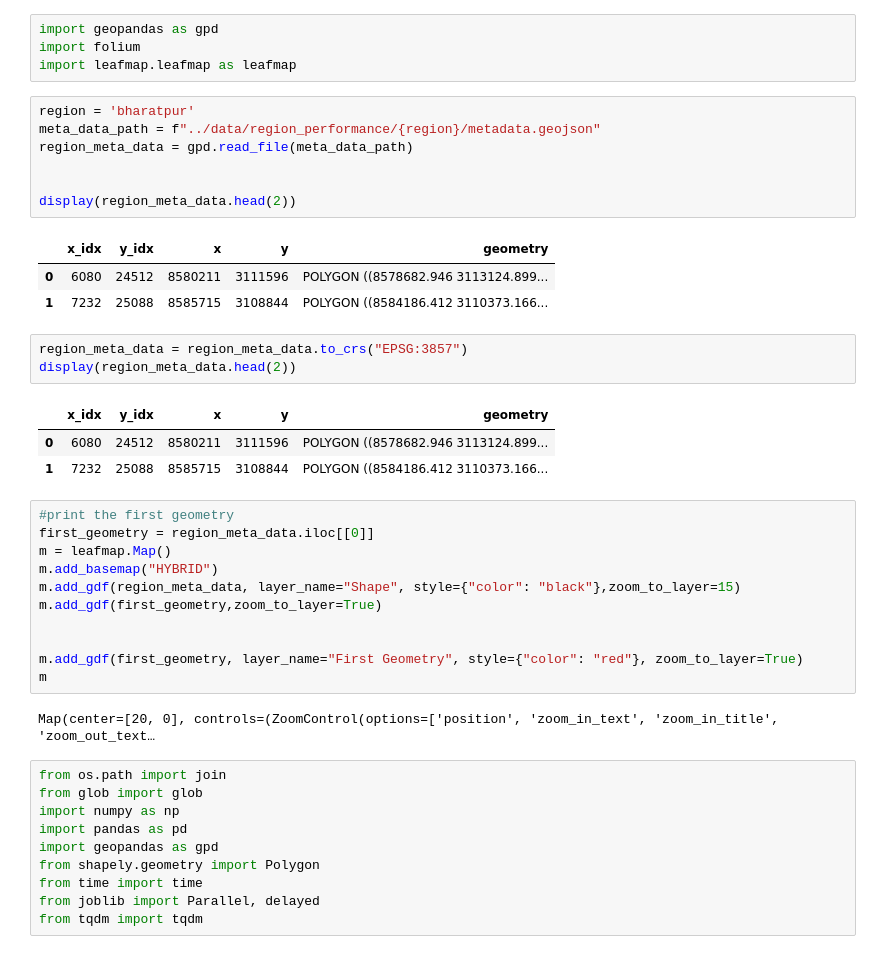
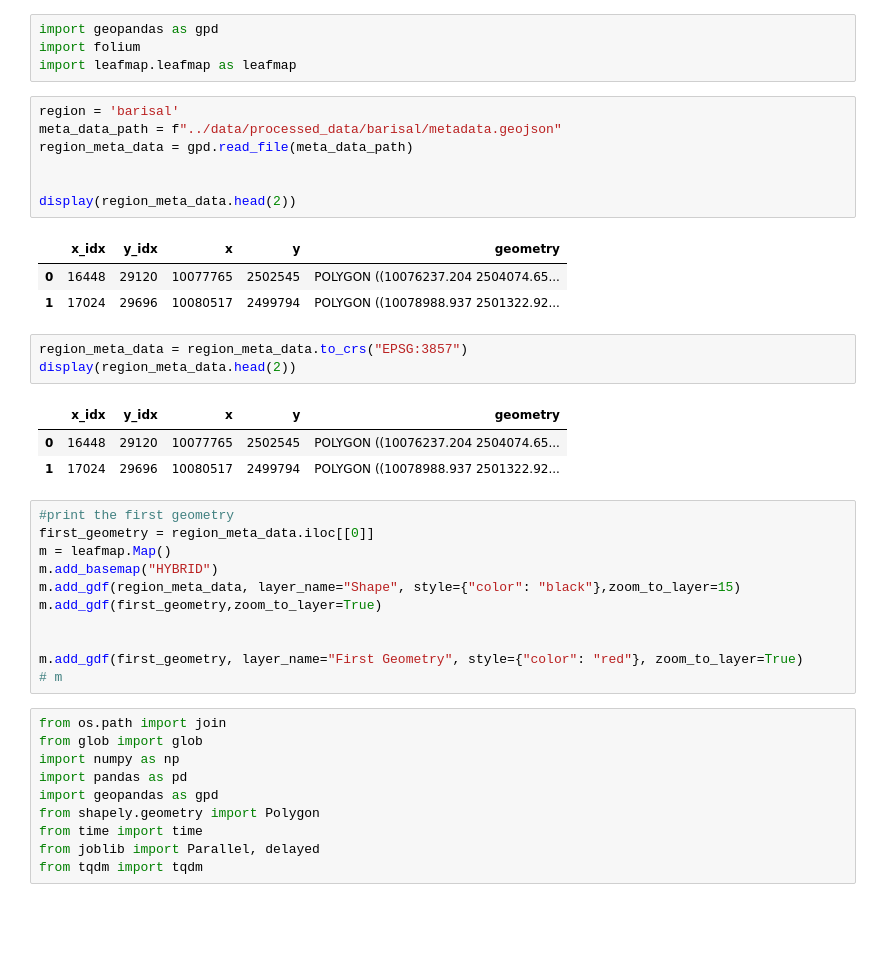
Before and after one commit to rishabh-mondal/ijcai_2025_kilns, a Jupyter notebook: notebooks/post_processing_after_label_prediction.ipynb, the cells around one changed output. Cells and saved outputs as stored; diff of their text form; blank space fills up the shorter version.

```diff
--- a/notebooks/post_processing_after_label_prediction.ipynb
+++ b/notebooks/post_processing_after_label_prediction.ipynb
@@ -3,23 +3,23 @@ import geopandas as gpd
 import folium
 import leafmap.leafmap as leafmap
 # %%
-region = 'bharatpur'
-meta_data_path = f"../data/region_performance/{region}/metadata.geojson"
+region = 'barisal'
+meta_data_path = f"../data/processed_data/barisal/metadata.geojson"
 region_meta_data = gpd.read_file(meta_data_path)
 
 
 display(region_meta_data.head(2))
 # %% [output]
 |  | x_idx | y_idx | x | y | geometry |
-| 0 | 6080 | 24512 | 8580211 | 3111596 | POLYGON ((8578682.946 3113124.899... |
-| 1 | 7232 | 25088 | 8585715 | 3108844 | POLYGON ((8584186.412 3110373.166... |
+| 0 | 16448 | 29120 | 10077765 | 2502545 | POLYGON ((10076237.204 2504074.65... |
+| 1 | 17024 | 29696 | 10080517 | 2499794 | POLYGON ((10078988.937 2501322.92... |
 # %%
 region_meta_data = region_meta_data.to_crs("EPSG:3857")
 display(region_meta_data.head(2))
 # %% [output]
 |  | x_idx | y_idx | x | y | geometry |
-| 0 | 6080 | 24512 | 8580211 | 3111596 | POLYGON ((8578682.946 3113124.899... |
-| 1 | 7232 | 25088 | 8585715 | 3108844 | POLYGON ((8584186.412 3110373.166... |
+| 0 | 16448 | 29120 | 10077765 | 2502545 | POLYGON ((10076237.204 2504074.65... |
+| 1 | 17024 | 29696 | 10080517 | 2499794 | POLYGON ((10078988.937 2501322.92... |
 # %%
 #print the first geometry
 first_geometry = region_meta_data.iloc[[0]]
@@ -30,9 +30,7 @@ m.add_gdf(first_geometry,zoom_to_layer=True)
 
 
 m.add_gdf(first_geometry, layer_name="First Geometry", style={"color": "red"}, zoom_to_layer=True)
-m
+# m
-# %% [output]
-Map(center=[20, 0], controls=(ZoomControl(options=['position', 'zoom_in_text', 'zoom_in_title', 'zoom_out_text…
 # %%
 from os.path import join
 from glob import glob
```
Also changed, not shown: parts of 6 cells of this notebook, 2 other files.
